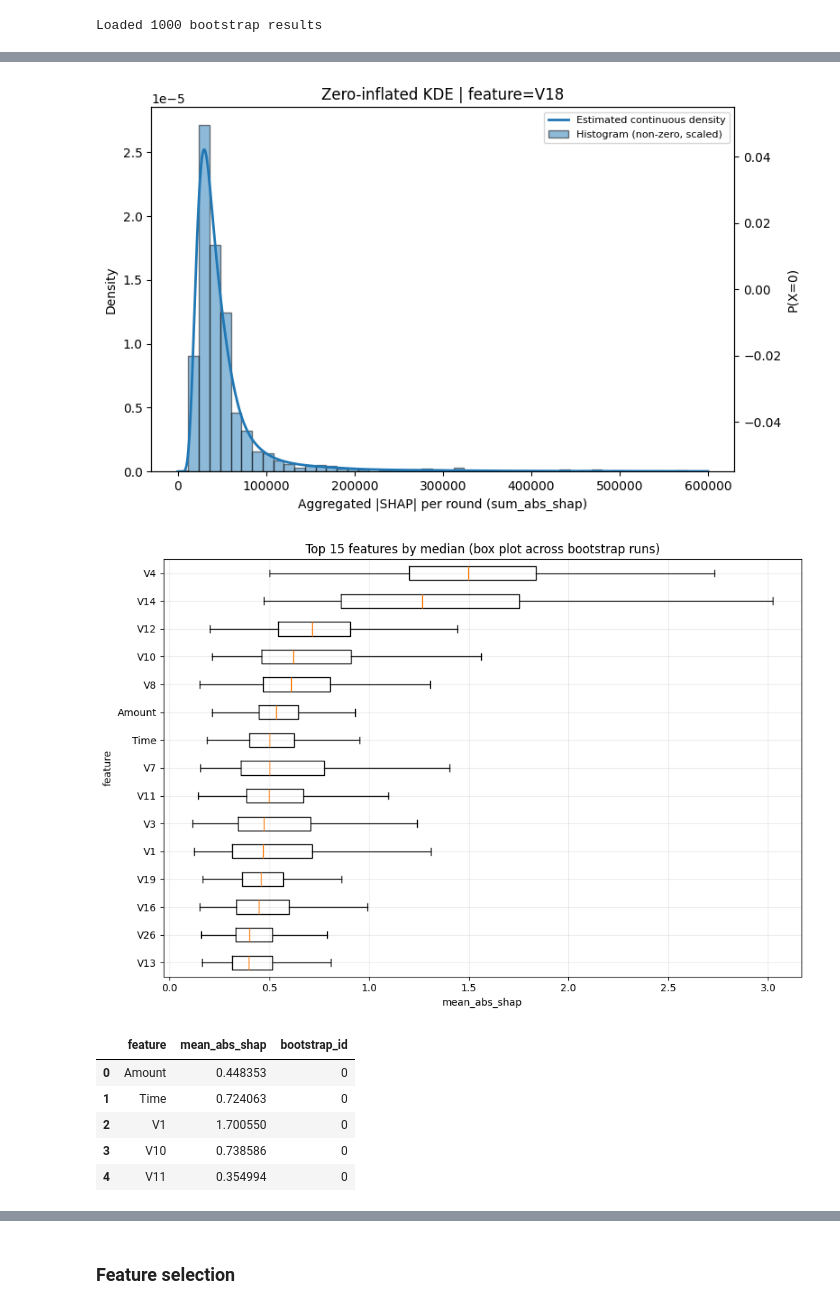
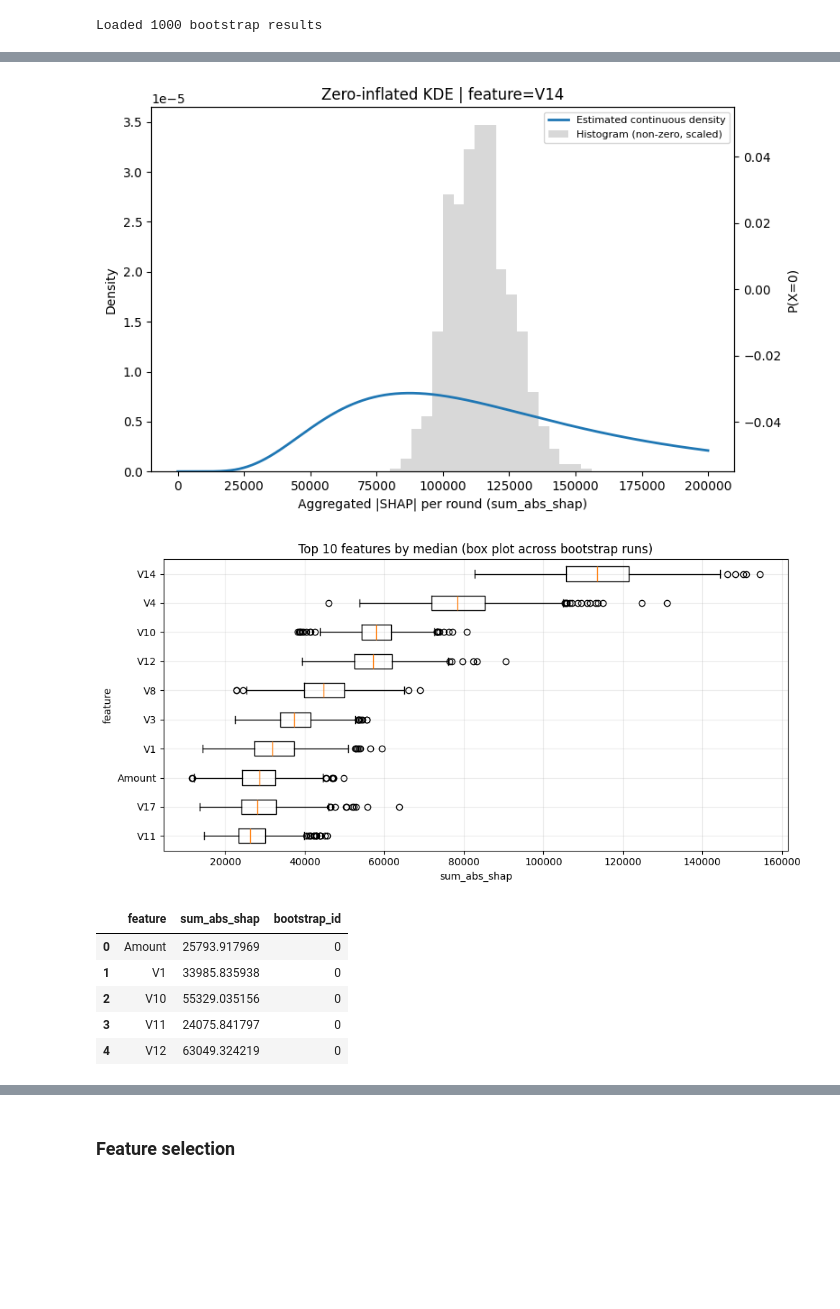
Before and after one commit to Lanxin-Xiang/RobustSHAP, a Jupyter notebook: fraud_kernel.ipynb, the cells around one changed output, grey strips where cells are left out. Drawn from its saved outputs; the diff is of its cells as text; code cells hidden in the pictures; blank space fills up the shorter version.

```diff
--- a/fraud_kernel.ipynb
+++ b/fraud_kernel.ipynb
@@ -750,8 +535,8 @@ lgb_top = plot_top_feature_density(
 # %%
 # Box plot for top features (run-level aggregated SHAP values)
-top_k = 15
+top_k = 10
 score_col = "median"   # ranking metric from lgb_feature_kde
-agg_col = "mean_abs_shap"      # column in each element of lgb_boot_results
+agg_col = "sum_abs_shap"      # column in each element of lgb_boot_results
 
 ranked = (
     lgb_feature_kde[["feature", score_col]]
@@ -762,7 +547,7 @@ ranked = (
 top_features = ranked["feature"].astype(str).head(top_k).tolist()
 
 box_rows = []
-for b, res in enumerate(lgb_boot_results):
+for b, res in enumerate(lgb_boot_results_smote):
     part = res.loc[:, ["feature", agg_col]].copy()
     part["feature"] = part["feature"].astype(str)
     part = part[part["feature"].isin(top_features)]
@@ -779,7 +564,10 @@ plt.boxplot(
     plot_data,
     labels=top_features,
     vert=False,
-    showfliers=False,
+    showfliers=True,
+    # showfliers=False,  # hide outliers for cleaner visualization; adjust with flierprops if shown
+    whis=1.5,
+    flierprops=dict(marker="o", markersize=3, markerfacecolor="crimson", markeredgecolor="crimson", alpha=0.6),
 )
 plt.xlabel(agg_col)
 plt.ylabel("feature")
@@ -789,5 +577,21 @@ plt.gca().invert_yaxis()
 plt.tight_layout()
 plt.show()
 
+# Optional numeric check: count 1.5*IQR outliers per feature
+def count_iqr_outliers(v):
+    q1 = np.percentile(v, 25)
+    q3 = np.percentile(v, 75)
+    iqr = q3 - q1
+    lo = q1 - 1.5 * iqr
+    hi = q3 + 1.5 * iqr
+    return int(((v < lo) | (v > hi)).sum())
+
+outlier_summary = pd.DataFrame({
+    "feature": top_features,
+    "n_outliers": [count_iqr_outliers(v) for v in plot_data],
+    "n_points": [len(v) for v in plot_data],
+}).sort_values("n_outliers", ascending=False).reset_index(drop=True)
+
+display(outlier_summary)
 box_df.head()
 # %% [output]
@@ -1700,7 +1691,7 @@ Bootstrap complete! Generated 1000 results.
 Saved!
 # %%
 # Load — split back into list by bootstrap_id
-df_all = pd.read_parquet("shap_results/xgb_fraud_results.parquet")
+df_all = pd.read_parquet("shap_results/xgb_fraud_smote.parquet")
 xgb_boot_results = [grp for _, grp in df_all.groupby("bootstrap_id", sort=True)]
 print(f"Loaded {len(xgb_boot_results)} bootstrap results")
 # %% [output]
@@ -1741,9 +1732,10 @@ Loaded 1000 bootstrap results
 # %%
 xgb_feature_kde = estimate_feature_level_mixture_preagg(
     boot_results=xgb_boot_results,
-    # agg_col="sum_abs_shap",
-    agg_col="mean_abs_shap",
+    agg_col="sum_abs_shap",
+    # agg_col="mean_abs_shap",
     kernel="gaussian",
+    bandwidth=0.5,
 )
 # %%
 top_with_error = plot_top_feature_with_error(
@@ -1768,17 +1785,17 @@ lgb_top = plot_top_feature_density(
 plot_feature_level_kde_with_hist_preagg(
     feature_level_df=xgb_feature_kde,
     boot_results=xgb_boot_results,
-    feature="V18",
+    feature="V14",
     bins = 50,
-    xlim=(-0.5, 6e5)
+    xlim=(0, 200000),
 )
 # %% [output]
-[figure, old version]
+[figure, new version]
 # %%
 # Box plot for top features (run-level aggregated SHAP values)
-top_k = 15
+top_k = 10
 score_col = "median"   # ranking metric from xgb_feature_kde
-agg_col = "mean_abs_shap"      # column in each element of xgb_boot_results
+agg_col = "sum_abs_shap"      # column in each element of xgb_boot_results
 
 ranked = (
     xgb_feature_kde[["feature", score_col]]
@@ -1790,38 +1807,39 @@ top_features = ranked["feature"].astype(str).head(top_k).tolist()
 
 box_rows = []
 for b, res in enumerate(xgb_boot_results):
     part = res.loc[:, ["feature", agg_col]].copy()
     part["feature"] = part["feature"].astype(str)
     part = part[part["feature"].isin(top_features)]
     part["bootstrap_id"] = b
     box_rows.append(part)
 
 box_df = pd.concat(box_rows, ignore_index=True)
 box_df = box_df.dropna(subset=[agg_col])
 
 plot_data = [box_df.loc[box_df["feature"] == f, agg_col].to_numpy() for f in top_features]
 
 plt.figure(figsize=(10, max(5, 0.45 * len(top_features))))
 plt.boxplot(
     plot_data,
     labels=top_features,
     vert=False,
-    showfliers=False,
+    # showfliers=False,
+    showfliers=True,
 )
 plt.xlabel(agg_col)
 plt.ylabel("feature")
 plt.title(f"Top {len(top_features)} features by {score_col} (box plot across bootstrap runs)")
 plt.grid(alpha=0.25)
 plt.gca().invert_yaxis()
 plt.tight_layout()
 plt.show()
 
 box_df.head()
 # %% [output]
-[figure, old version]
+[figure, new version]
-|  | feature | mean_abs_shap | bootstrap_id |
-| 0 | Amount | 0.448353 | 0 |
-| 1 | Time | 0.724063 | 0 |
-| 2 | V1 | 1.700550 | 0 |
-| 3 | V10 | 0.738586 | 0 |
-| 4 | V11 | 0.354994 | 0 |
+|  | feature | sum_abs_shap | bootstrap_id |
+| 0 | Amount | 25793.917969 | 0 |
+| 1 | V1 | 33985.835938 | 0 |
+| 2 | V10 | 55329.035156 | 0 |
+| 3 | V11 | 24075.841797 | 0 |
+| 4 | V12 | 63049.324219 | 0 |
```
Also changed, not shown: parts of 38 cells of this notebook, 19 other files.
